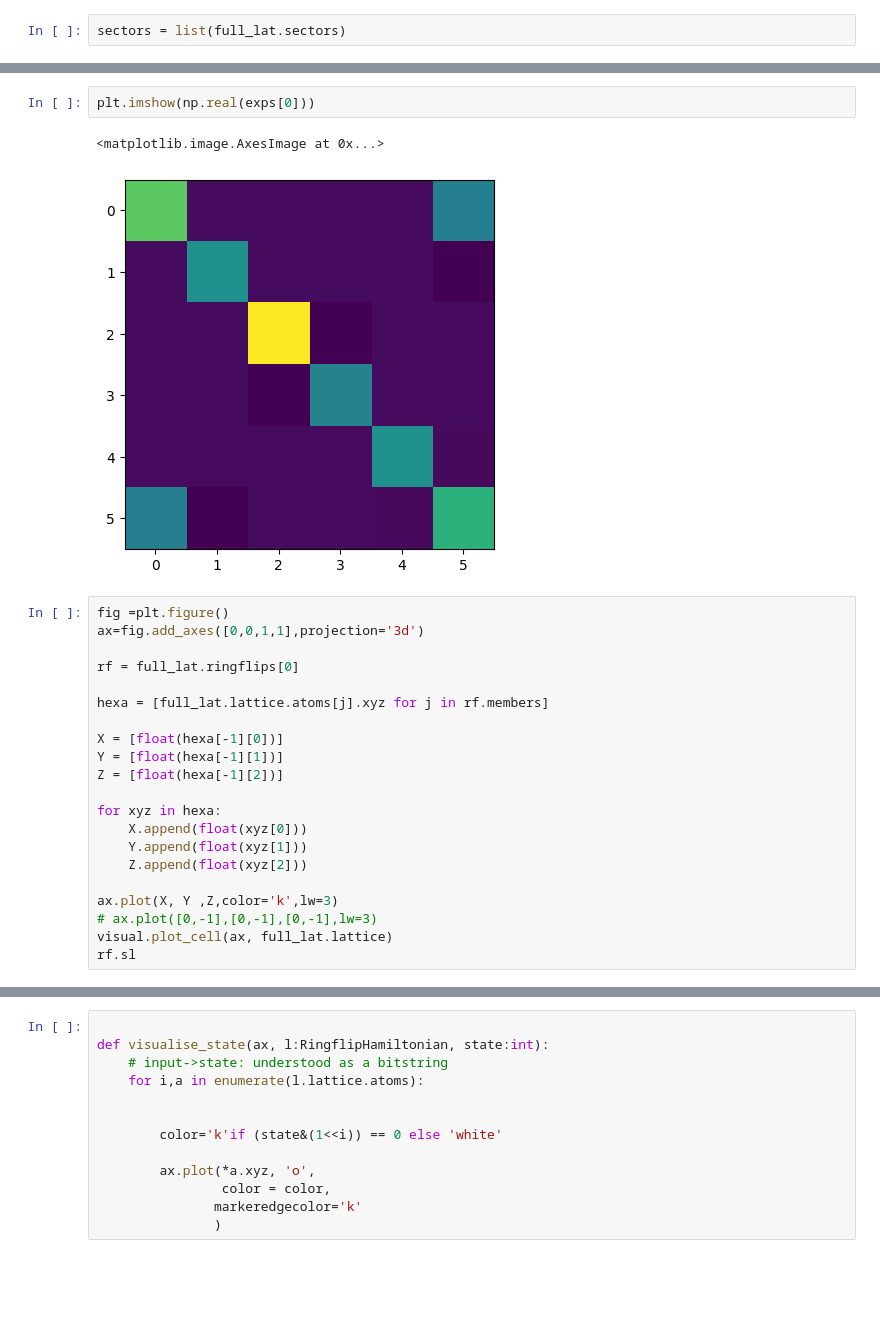
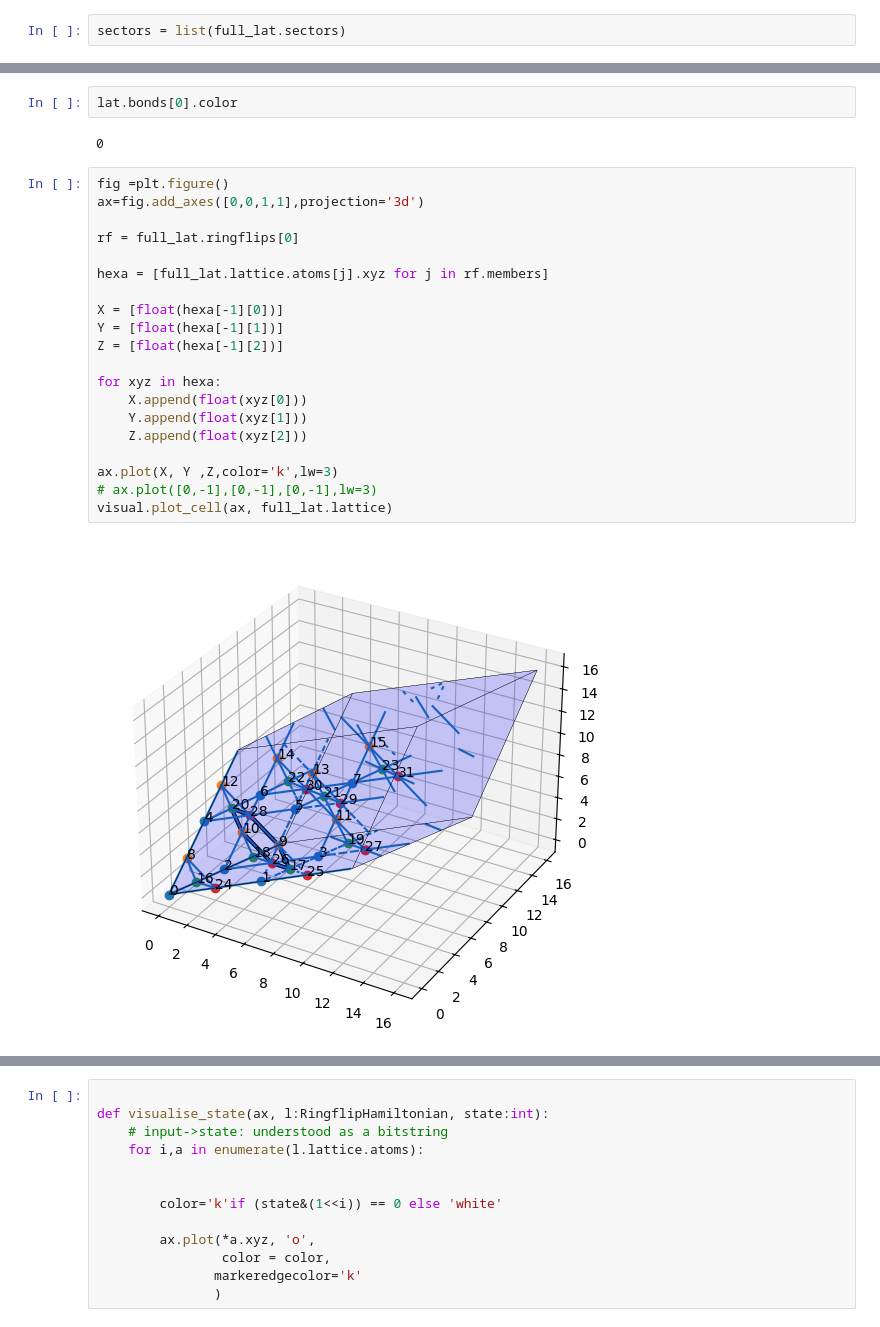
Before and after one commit to Spuriosity1/qsi_subspace_ED, a Jupyter notebook: scripts/spinon_free_testing.ipynb, the cells around one changed output, grey strips where cells are left out. Drawn from its saved outputs; the diff is of its cells as text; blank space fills up the shorter version.

```diff
--- a/scripts/spinon_free_testing.ipynb
+++ b/scripts/spinon_free_testing.ipynb
@@ -110,28 +137,28 @@ exps = ring_exp_values(full_lat, (4,4,4,4), res[(4,4,4,4)][1][:,:6])
-# %%
-plt.imshow(np.real(exps[0]))
-# %% [output]
-<matplotlib.image.AxesImage at 0x...>
-[figure, removed]
+# %%
+lat.bonds[0].color
+# %% [output]
+0
 # %%
 fig =plt.figure()
 ax=fig.add_axes([0,0,1,1],projection='3d')
 
 rf = full_lat.ringflips[0]
 
 hexa = [full_lat.lattice.atoms[j].xyz for j in rf.members]
 
 X = [float(hexa[-1][0])]
 Y = [float(hexa[-1][1])]
 Z = [float(hexa[-1][2])]
 
 for xyz in hexa:
     X.append(float(xyz[0]))
     Y.append(float(xyz[1]))
     Z.append(float(xyz[2]))
 
 ax.plot(X, Y ,Z,color='k',lw=3)
 # ax.plot([0,-1],[0,-1],[0,-1],lw=3)
 visual.plot_cell(ax, full_lat.lattice)
-rf.sl
+# %% [output]
+[figure, added]
 # %%
 full_lat.lattice.atoms[0].sl_name
```
Also changed, not shown: parts of 10 cells of this notebook, 16 other files.
